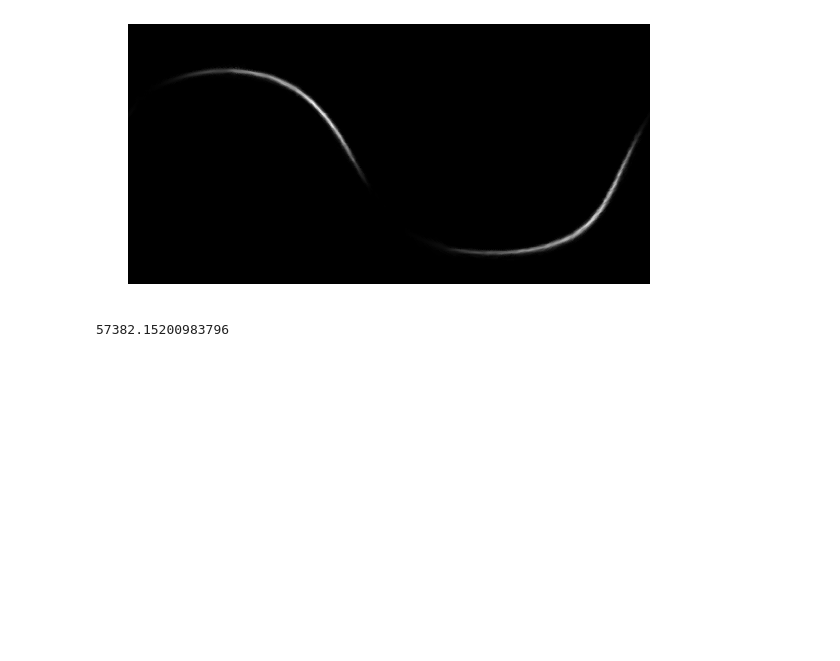
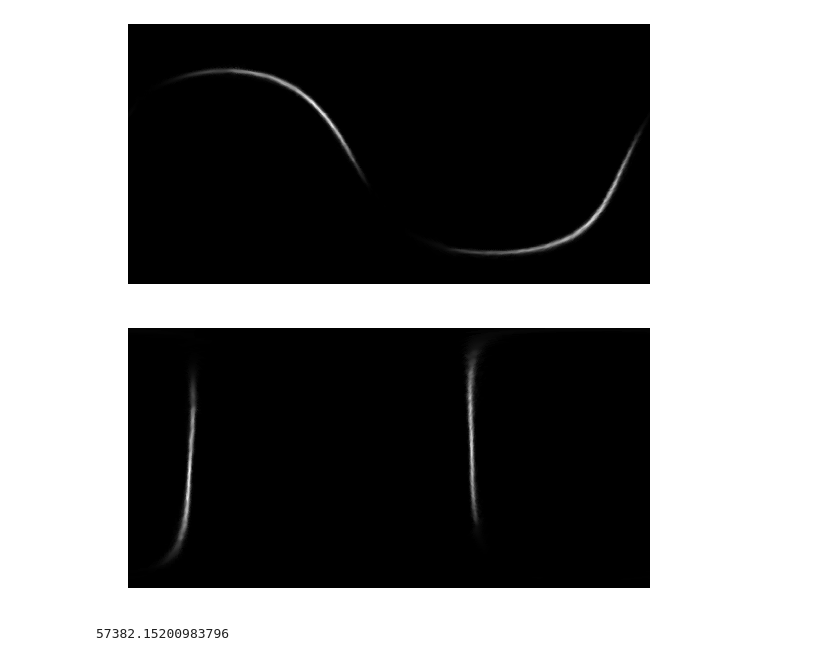
Before and after one commit to marksubbarao/WWT_KICP, a Jupyter notebook: LIGOevents-Uniview.ipynb, the cells around one changed output. Drawn from its saved outputs; the diff is of its cells as text; code cells hidden in the pictures; blank space fills up the shorter version.

```diff
--- a/LIGOevents-Uniview.ipynb
+++ b/LIGOevents-Uniview.ipynb
@@ -35,7 +41,7 @@ t1.mjd
 
 We will use the LALinterference mao from here: https://losc.ligo.org/events/GW151226/
 # %%
-gwmap = healpy.fitsfunc.read_map('LALInference_skymap_gw151226.fits')
+gwmap2 = healpy.fitsfunc.read_map('LALInference_skymap_gw151226.fits')
 # %% [output]
 NSIDE = 512
 ORDERING = NESTED in fits file
@@ -46,4 +52,8 @@ m2 = healpy.cartview(gwmap,title = "", return_projected_map=True,notext=True,cba
 # %% [output]
 [figure]
+# %%
+m2_gal = healpy.cartview(gwmap2,coord=['E','G'],title = "", return_projected_map=True,notext=True,cbar=False,xsize=2048, margins= None, cmap="gray")
+# %% [output]
+[figure, added]
 # %%
 matplotlib.pyplot.imsave('LIGO_GW151226_LAL_gr.png', m2, cmap="gray")
```
Also changed, not shown: parts of 7 cells of this notebook, 3 other files.
